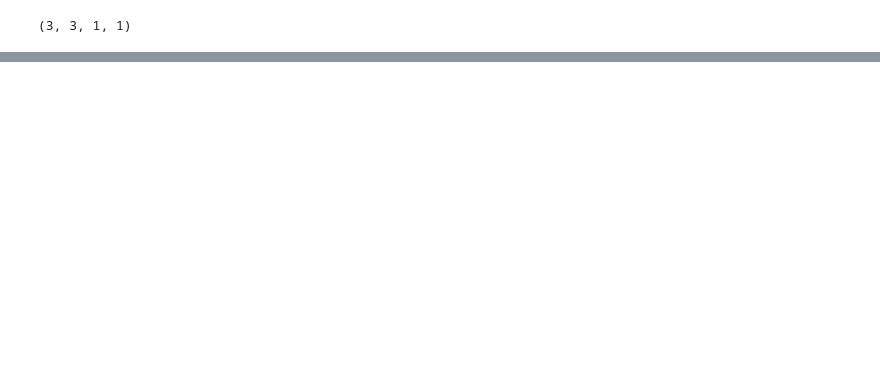
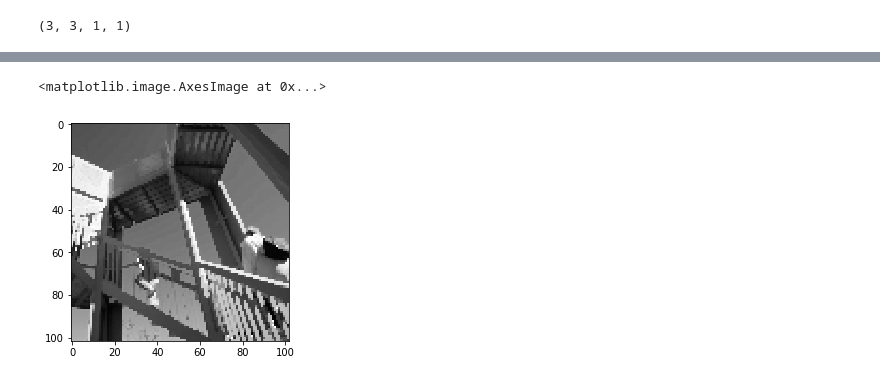
Before and after one commit to lakshmipriya04/DeepLearning, a Jupyter notebook: CNN/cnn.ipynb, the cells around one changed output, grey strips where cells are left out. Cells and saved outputs as stored; diff of their text form; code cells hidden in the pictures; blank space fills up the shorter version.

```diff
--- a/CNN/cnn.ipynb
+++ b/CNN/cnn.ipynb
@@ -518,0 +583,5 @@ weights[0].shape
+# %%
+plt.imshow(img_pred, cmap='gray')
+# %% [output]
+<matplotlib.image.AxesImage at 0x...>
+[figure, added]
```
Also changed, not shown: parts of 40 cells of this notebook, 1 other file.
